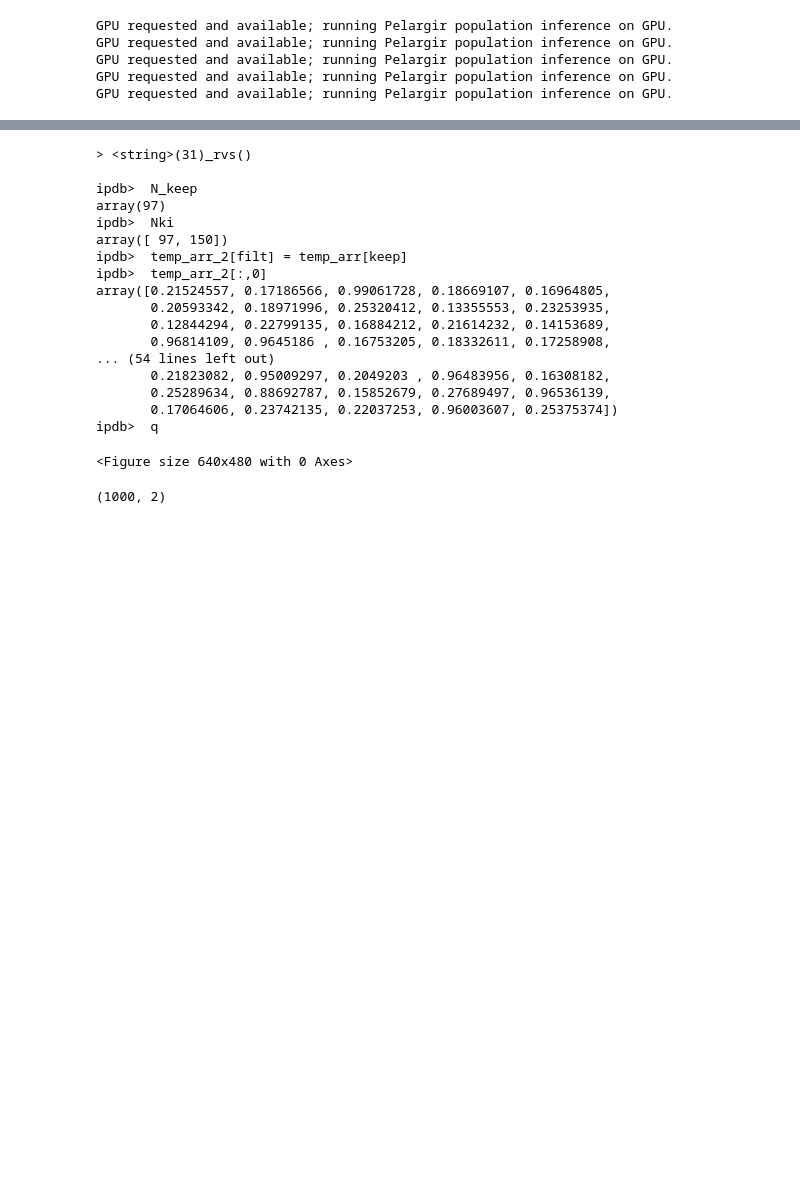
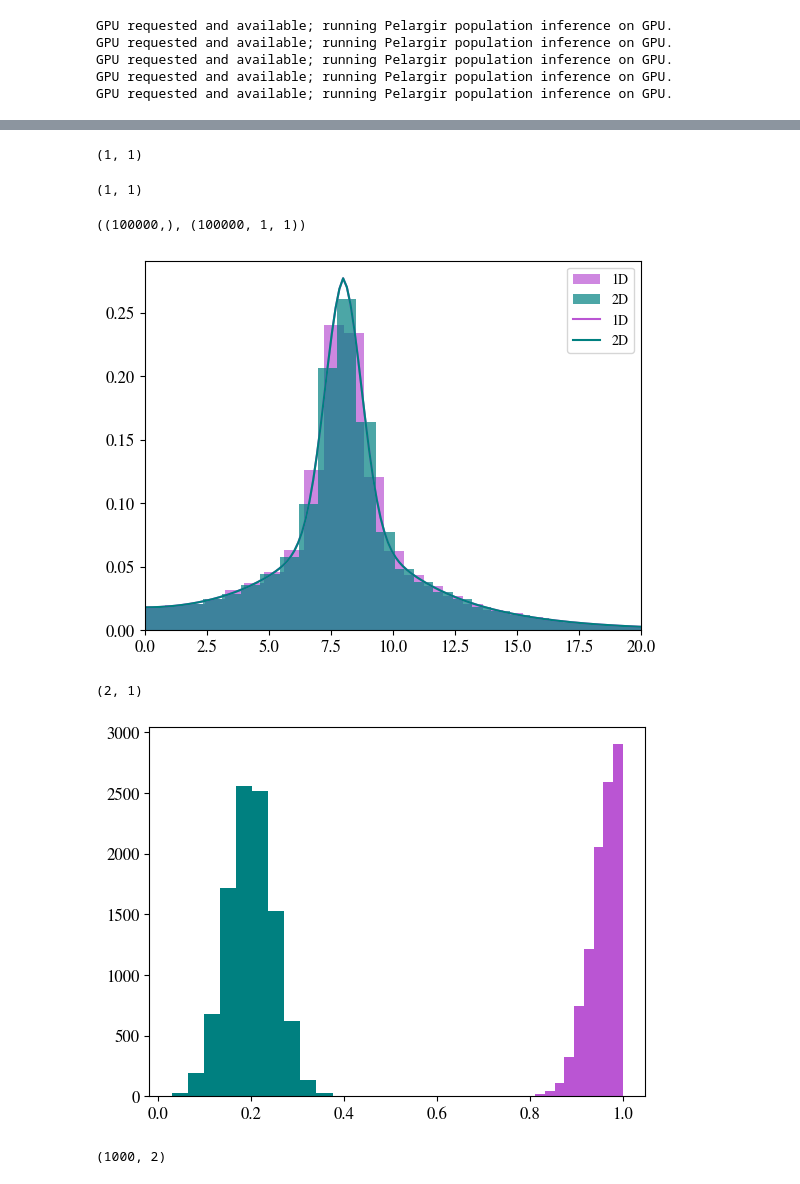
Before and after one commit to criswellalexander/pelargir-gb, a Jupyter notebook: prototype-notebooks/pelargir-v32-test-resGB-newgal-postfix.ipynb, the cells around one changed output, grey strips where cells are left out. Saved outputs shown, nothing was run; the diff lists cells and outputs as text; code cells hidden in the pictures; blank space fills up the shorter version.

```diff
--- a/prototype-notebooks/pelargir-v32-test-resGB-newgal-postfix.ipynb
+++ b/prototype-notebooks/pelargir-v32-test-resGB-newgal-postfix.ipynb
@@ -84 +130,35 @@ x[3,1] = data
+# %%
+gal = st.gaussian_exponential_mixture(rng,8,*truevals,cast=True)
+# %%
+truevals_3d = [val[None] for val in truevals]
+# %%
+truevals_3d[0].shape
+# %% [output]
+(1, 1)
+# %%
+
+gal2 = st.gaussian_exponential_mixture(rng,8,*truevals_3d,cast=True)
+# %%
+gal2.shape
+# %% [output]
+(1, 1)
+# %%
+r1 = gal.rvs(100000)
+r2 = gal2.rvs(100000)
+# %%
+r1.shape, r2.shape
+# %% [output]
+((100000,), (100000, 1, 1))
+# %%
+plt.figure()
+plt.hist(r1,bins=50,label='1D',alpha=0.7,density=True)
+plt.hist(r2.squeeze(),bins=50,label='2D',alpha=0.7,density=True)
+xs = xp.linspace(0,30,200)
+plt.plot(xs.get(),np.exp(gal.logpdf(xs)),label='1D',c='mediumorchid')
+plt.plot(xs.get(),np.exp(gal2.logpdf(xs)),label='2D',c='teal')
+plt.legend()
+plt.xlim(0,20)
+plt.show()
+# %% [output]
+[figure, added]
 # %%
@@ -86,26 +166,14 @@ td = st.truncnorm(rng,xp.array([0.99,0.2]),xp.array([0.05,0.05]),cast=True)
+# %%
+td.shape
+# %% [output]
+(2, 1)
 # %%
 plt.figure()
-plt.hist(td.rvs(100)[:,0])
+for i in range(2):
+    plt.hist(td.rvs(10000)[:,i,0])
 plt.show()
 # %% [output]
-> <string>(31)_rvs()
-
-ipdb>  N_keep
-array(97)
-ipdb>  Nki
-array([ 97, 150])
-ipdb>  temp_arr_2[filt] = temp_arr[keep]
-ipdb>  temp_arr_2[:,0]
-array([0.21524557, 0.17186566, 0.99061728, 0.18669107, 0.16964805,
-       0.20593342, 0.18971996, 0.25320412, 0.13355553, 0.23253935,
-       0.12844294, 0.22799135, 0.16884212, 0.21614232, 0.14153689,
-       0.96814109, 0.9645186 , 0.16753205, 0.18332611, 0.17258908,
-... (54 lines left out)
-       0.21823082, 0.95009297, 0.2049203 , 0.96483956, 0.16308182,
-       0.25289634, 0.88692787, 0.15852679, 0.27689497, 0.96536139,
-       0.17064606, 0.23742135, 0.22037253, 0.96003607, 0.25375374])
-ipdb>  q
-<Figure size 640x480 with 0 Axes>
+[figure, added]
 # %%
 td.rvs(1000).shape
 # %% [output]
```
Also changed, not shown: parts of 17 cells of this notebook, 3 other files.
